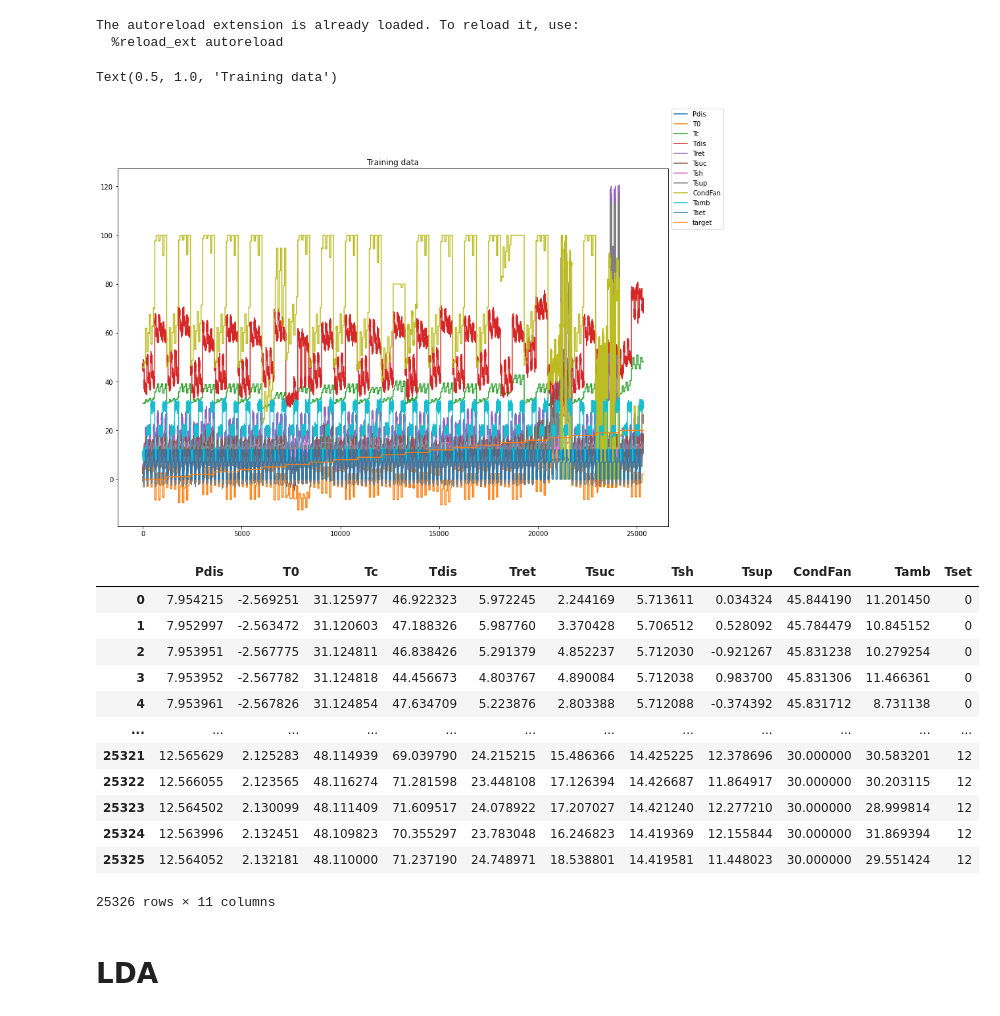
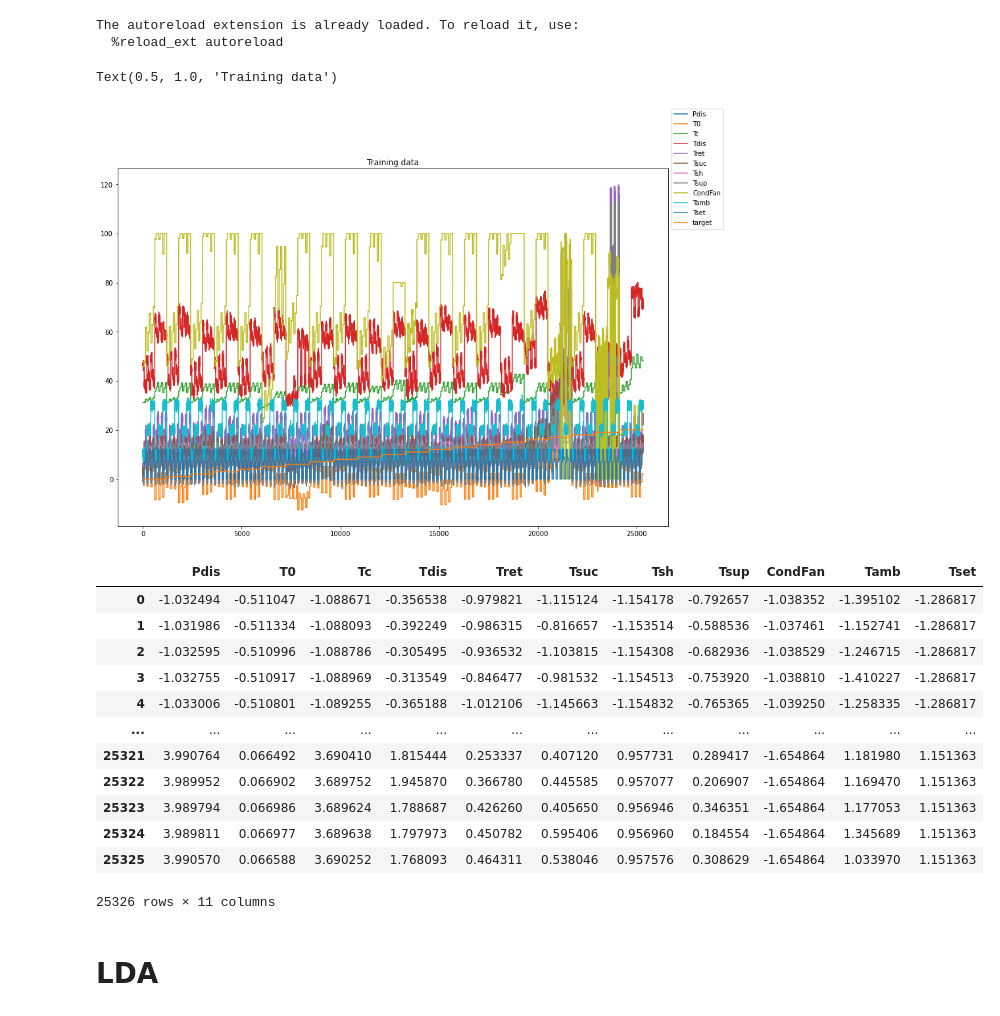
Before and after one commit to peterkrull/p7-ml-refrigeration-fault-detection, a Jupyter notebook: Python/LDA-SVM skl.ipynb, the cells around one changed output. Drawn from its saved outputs; the diff is of its cells as text; code cells hidden in the pictures.

```diff
--- a/Python/LDA-SVM skl.ipynb
+++ b/Python/LDA-SVM skl.ipynb
@@ -22,16 +21,3 @@ test_data = pd.read_csv("../ValidationData/neodata/fault_all_noise_67.csv")
-# %%
-#adding noise
-import math
-
-
-mean = 0
-variance = 0
-
-for column in train_data.drop(['target','Tset'],axis=1):
-        noise = np.random.normal(mean,variance,len(train_data))
-        train_data[column] += noise
-
-#train_data
 # %%
 fig, axs = plt.subplots(figsize=(15,10))
 
@@ -40,41 +26,41 @@ plt.legend(train_data.keys(), bbox_to_anchor=(1, 1), loc="center left")
 plt.title('Training data')
 # %% [output]
 Text(0.5, 1.0, 'Training data')
-[figure, old version]
+[figure, new version]
 # %%
 #standardization
-standardize = False
+standardize = True
 
 if standardize:
     import standardization as sd
 
     # Normalization / conditioning
     standardizer = sd.standardization(train_data,'target')
 
     trn = standardizer.transform(train_data).drop('target',axis=1)
     tst = standardizer.transform(test_data).drop('target',axis=1)
 else:
     trn = train_data.drop('target',axis=1)
     tst = test_data.drop('target',axis=1)
 
 targets = train_data['target'].unique().tolist()
 labels_trn = train_data['target']
 labels_tst = test_data['target']
 
 trn
 # %% [output]
 |  | Pdis | T0 | Tc | Tdis | Tret | Tsuc | Tsh | Tsup | CondFan | Tamb | Tset |
-| 0 | 7.954215 | -2.569251 | 31.125977 | 46.922323 | 5.972245 | 2.244169 | 5.713611 | 0.034324 | 45.844190 | 11.201450 | 0 |
-| 1 | 7.952997 | -2.563472 | 31.120603 | 47.188326 | 5.987760 | 3.370428 | 5.706512 | 0.528092 | 45.784479 | 10.845152 | 0 |
-| 2 | 7.953951 | -2.567775 | 31.124811 | 46.838426 | 5.291379 | 4.852237 | 5.712030 | -0.921267 | 45.831238 | 10.279254 | 0 |
-| 3 | 7.953952 | -2.567782 | 31.124818 | 44.456673 | 4.803767 | 4.890084 | 5.712038 | 0.983700 | 45.831306 | 11.466361 | 0 |
-| 4 | 7.953961 | -2.567826 | 31.124854 | 47.634709 | 5.223876 | 2.803388 | 5.712088 | -0.374392 | 45.831712 | 8.731138 | 0 |
+| 0 | -1.032494 | -0.511047 | -1.088671 | -0.356538 | -0.979821 | -1.115124 | -1.154178 | -0.792657 | -1.038352 | -1.395102 | -1.286817 |
+| 1 | -1.031986 | -0.511334 | -1.088093 | -0.392249 | -0.986315 | -0.816657 | -1.153514 | -0.588536 | -1.037461 | -1.152741 | -1.286817 |
+| 2 | -1.032595 | -0.510996 | -1.088786 | -0.305495 | -0.936532 | -1.103815 | -1.154308 | -0.682936 | -1.038529 | -1.246715 | -1.286817 |
+| 3 | -1.032755 | -0.510917 | -1.088969 | -0.313549 | -0.846477 | -0.981532 | -1.154513 | -0.753920 | -1.038810 | -1.410227 | -1.286817 |
+| 4 | -1.033006 | -0.510801 | -1.089255 | -0.365188 | -1.012106 | -1.145663 | -1.154832 | -0.765365 | -1.039250 | -1.258335 | -1.286817 |
 | ... | ... | ... | ... | ... | ... | ... | ... | ... | ... | ... | ... |
-| 25321 | 12.565629 | 2.125283 | 48.114939 | 69.039790 | 24.215215 | 15.486366 | 14.425225 | 12.378696 | 30.000000 | 30.583201 | 12 |
-| 25322 | 12.566055 | 2.123565 | 48.116274 | 71.281598 | 23.448108 | 17.126394 | 14.426687 | 11.864917 | 30.000000 | 30.203115 | 12 |
-| 25323 | 12.564502 | 2.130099 | 48.111409 | 71.609517 | 24.078922 | 17.207027 | 14.421240 | 12.277210 | 30.000000 | 28.999814 | 12 |
-| 25324 | 12.563996 | 2.132451 | 48.109823 | 70.355297 | 23.783048 | 16.246823 | 14.419369 | 12.155844 | 30.000000 | 31.869394 | 12 |
-| 25325 | 12.564052 | 2.132181 | 48.110000 | 71.237190 | 24.748971 | 18.538801 | 14.419581 | 11.448023 | 30.000000 | 29.551424 | 12 |
+| 25321 | 3.990764 | 0.066492 | 3.690410 | 1.815444 | 0.253337 | 0.407120 | 0.957731 | 0.289417 | -1.654864 | 1.181980 | 1.151363 |
+| 25322 | 3.989952 | 0.066902 | 3.689752 | 1.945870 | 0.366780 | 0.445585 | 0.957077 | 0.206907 | -1.654864 | 1.169470 | 1.151363 |
+| 25323 | 3.989794 | 0.066986 | 3.689624 | 1.788687 | 0.426260 | 0.405650 | 0.956946 | 0.346351 | -1.654864 | 1.177053 | 1.151363 |
+| 25324 | 3.989811 | 0.066977 | 3.689638 | 1.797973 | 0.450782 | 0.595406 | 0.956960 | 0.184554 | -1.654864 | 1.345689 | 1.151363 |
+| 25325 | 3.990570 | 0.066588 | 3.690252 | 1.768093 | 0.464311 | 0.538046 | 0.957576 | 0.308629 | -1.654864 | 1.033970 | 1.151363 |
 25326 rows × 11 columns
 # %% [markdown]
 # LDA
```
Also changed, not shown: parts of 11 cells of this notebook, 1 other file.
